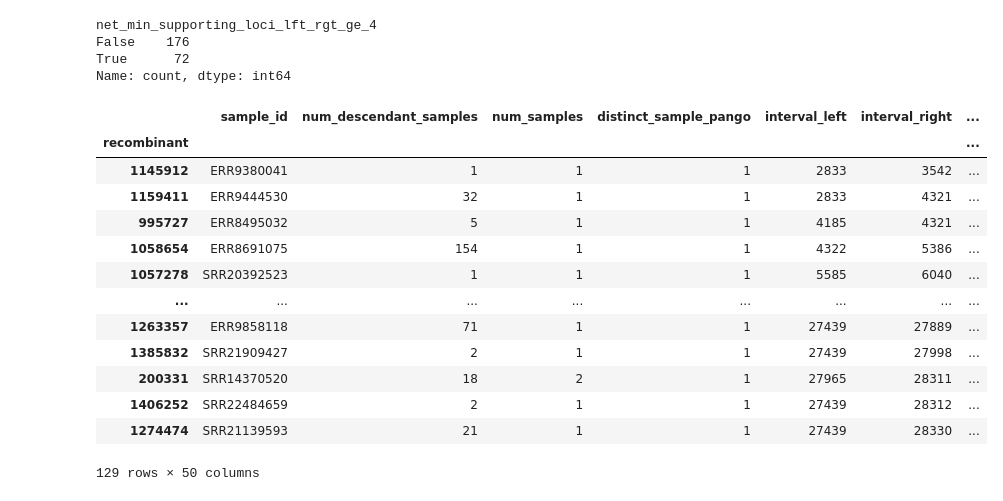
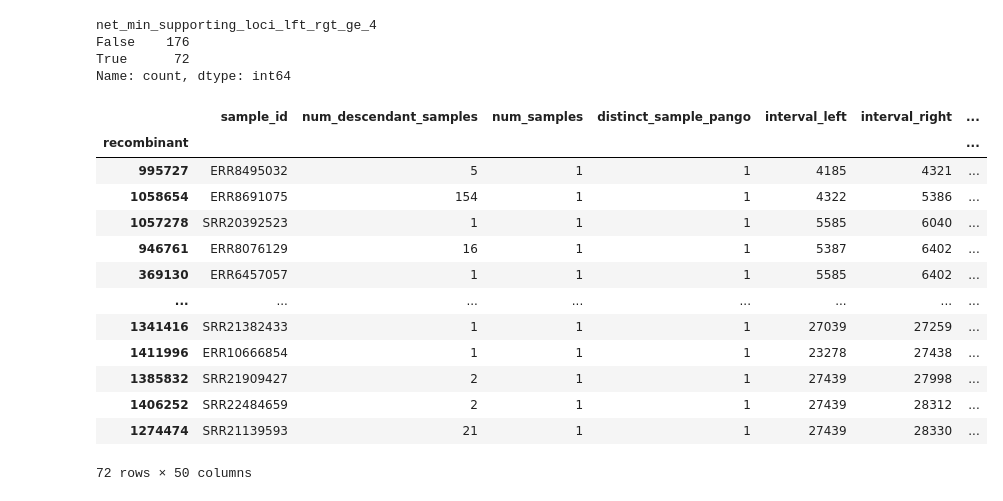
Before and after one commit to jeromekelleher/sc2ts-paper, a Jupyter notebook: notebooks/analysis_ripples.ipynb, the cells around one changed output. Saved outputs shown, nothing was run; the diff lists cells and outputs as text; code cells hidden in the pictures.

```diff
--- a/notebooks/analysis_ripples.ipynb
+++ b/notebooks/analysis_ripples.ipynb
@@ -305,20 +305,20 @@ False    176
 True      72
 Name: count, dtype: int64
 # %%
-df_missing_hq = dfr[(~dfr["ripples_p4"]) & (dfr["net_min_supporting_loci_lft_rgt_ge_4"])]
+df_missing_hq = dfr[(~dfr["ripples_p3"]) & (dfr["net_min_supporting_loci_lft_rgt_ge_4"])]
 df_missing_hq
 # %% [output]
 |  | sample_id | num_descendant_samples | num_samples | distinct_sample_pango | interval_left | interval_right | ... |
 | recombinant |  |  |  |  |  |  | ... |
-| 1145912 | ERR9380041 | 1 | 1 | 1 | 2833 | 3542 | ... |
-| 1159411 | ERR9444530 | 32 | 1 | 1 | 2833 | 4321 | ... |
 | 995727 | ERR8495032 | 5 | 1 | 1 | 4185 | 4321 | ... |
 | 1058654 | ERR8691075 | 154 | 1 | 1 | 4322 | 5386 | ... |
 | 1057278 | SRR20392523 | 1 | 1 | 1 | 5585 | 6040 | ... |
+| 946761 | ERR8076129 | 16 | 1 | 1 | 5387 | 6402 | ... |
+| 369130 | ERR6457057 | 1 | 1 | 1 | 5585 | 6402 | ... |
 | ... | ... | ... | ... | ... | ... | ... | ... |
-| 1263357 | ERR9858118 | 71 | 1 | 1 | 27439 | 27889 | ... |
+| 1341416 | SRR21382433 | 1 | 1 | 1 | 27039 | 27259 | ... |
+| 1411996 | ERR10666854 | 1 | 1 | 1 | 23278 | 27438 | ... |
 | 1385832 | SRR21909427 | 2 | 1 | 1 | 27439 | 27998 | ... |
-| 200331 | SRR14370520 | 18 | 2 | 1 | 27965 | 28311 | ... |
 | 1406252 | SRR22484659 | 2 | 1 | 1 | 27439 | 28312 | ... |
 | 1274474 | SRR21139593 | 21 | 1 | 1 | 27439 | 28330 | ... |
-129 rows × 50 columns
+72 rows × 50 columns
```
Also changed, not shown: parts of 3 cells of this notebook, 3 other files.
